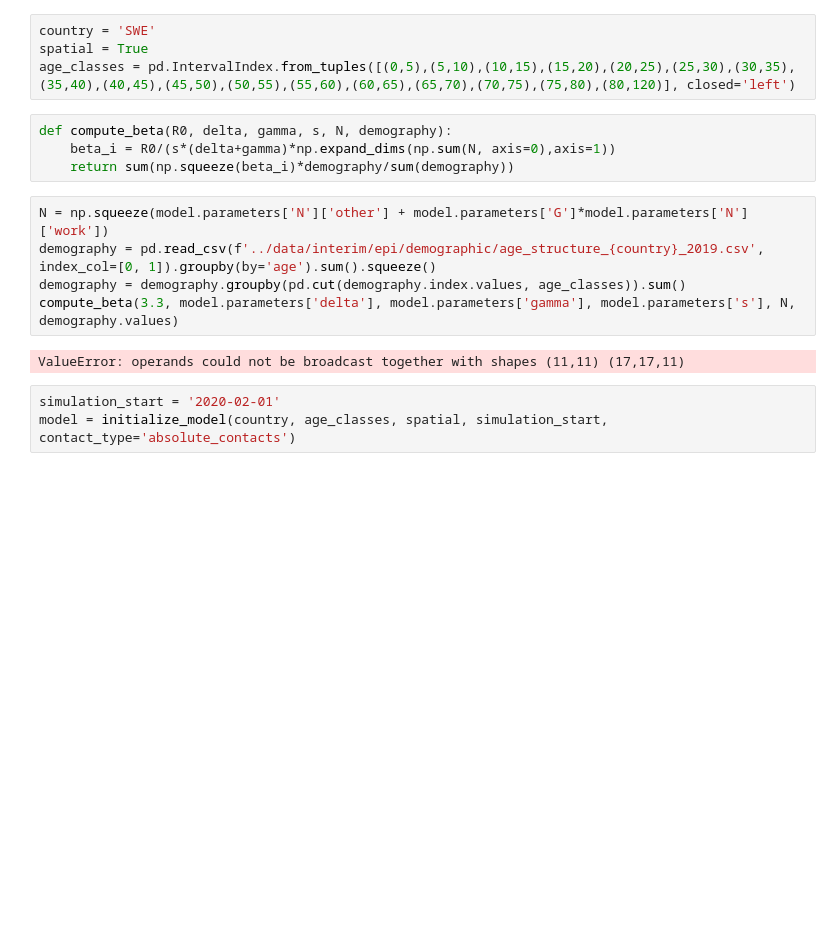
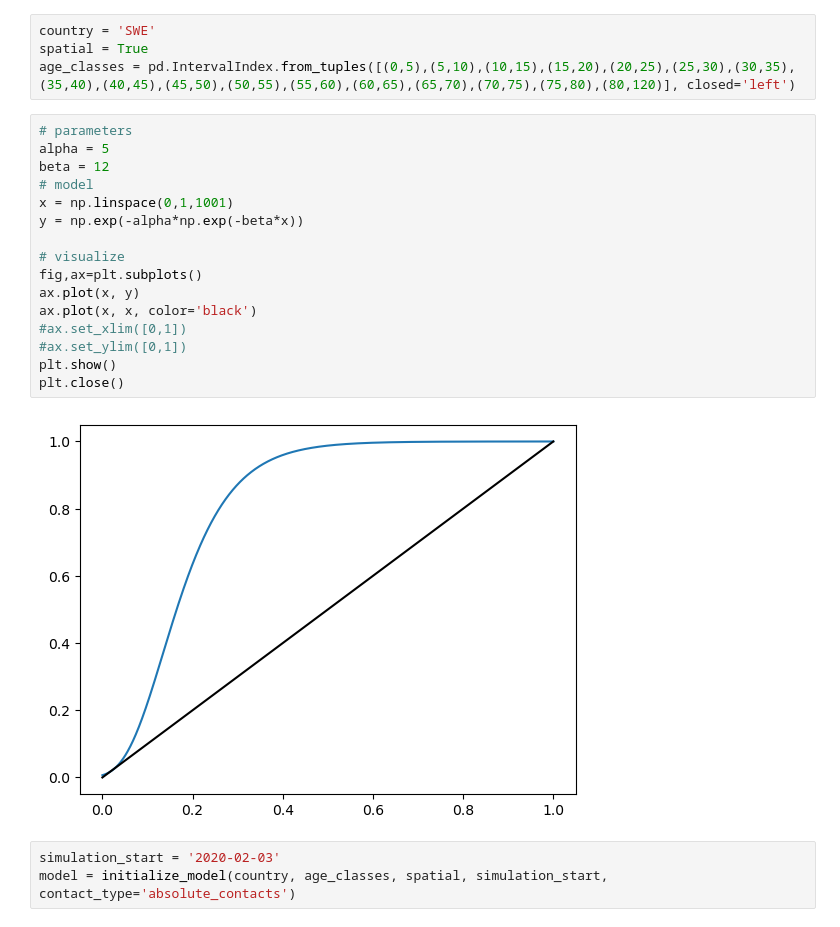
Before and after one commit to twallema/pyIEEM, a Jupyter notebook: notebooks/scratch-SIR-recurrent-mobility.ipynb, the cells around one changed output. Cells and saved outputs as stored; diff of their text form; blank space fills up the shorter version.

```diff
--- a/notebooks/scratch-SIR-recurrent-mobility.ipynb
+++ b/notebooks/scratch-SIR-recurrent-mobility.ipynb
@@ -13,19 +13,26 @@ from pyIEEM.models.utils import initialize_model
 country = 'SWE'
 spatial = True
 age_classes = pd.IntervalIndex.from_tuples([(0,5),(5,10),(10,15),(15,20),(20,25),(25,30),(30,35),(35,40),(40,45),(45,50),(50,55),(55,60),(60,65),(65,70),(70,75),(75,80),(80,120)], closed='left')
-# %%
-def compute_beta(R0, delta, gamma, s, N, demography):
-    beta_i = R0/(s*(delta+gamma)*np.expand_dims(np.sum(N, axis=0),axis=1))
-    return sum(np.squeeze(beta_i)*demography/sum(demography))
-# %%
-N = np.squeeze(model.parameters['N']['other'] + model.parameters['G']*model.parameters['N']['work'])
-demography = pd.read_csv(f'../data/interim/epi/demographic/age_structure_{country}_2019.csv', index_col=[0, 1]).groupby(by='age').sum().squeeze()
-demography = demography.groupby(pd.cut(demography.index.values, age_classes)).sum()
-compute_beta(3.3, model.parameters['delta'], model.parameters['gamma'], model.parameters['s'], N, demography.values)
-# %% [output]
-ValueError: operands could not be broadcast together with shapes (11,11) (17,17,11)
+# %%
+# parameters
+alpha = 5
+beta = 12
+# model
+x = np.linspace(0,1,1001)
+y = np.exp(-alpha*np.exp(-beta*x))
+
+# visualize
+fig,ax=plt.subplots()
+ax.plot(x, y)
+ax.plot(x, x, color='black')
+#ax.set_xlim([0,1])
+#ax.set_ylim([0,1])
+plt.show()
+plt.close()
+# %% [output]
+[figure, added]
 # %%
-simulation_start = '2020-02-01'
+simulation_start = '2020-02-03'
 model = initialize_model(country, age_classes, spatial, simulation_start, contact_type='absolute_contacts')
 # %%
 fig,ax = plt.subplots()
```
Also changed, not shown: parts of 3 cells of this notebook, 2 other files.
